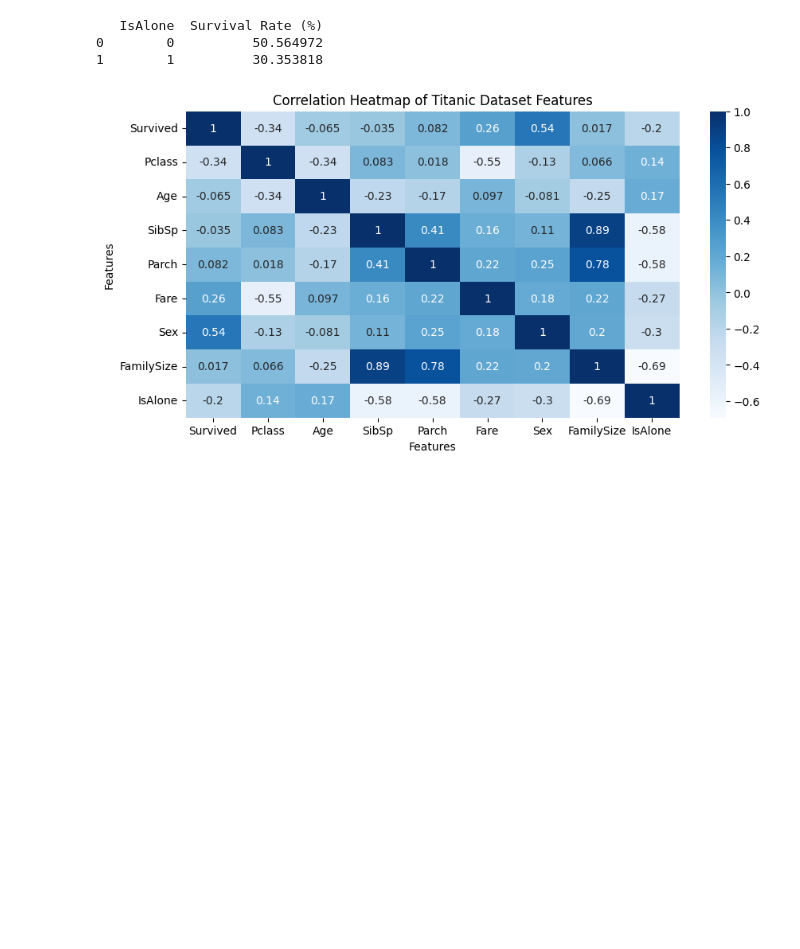
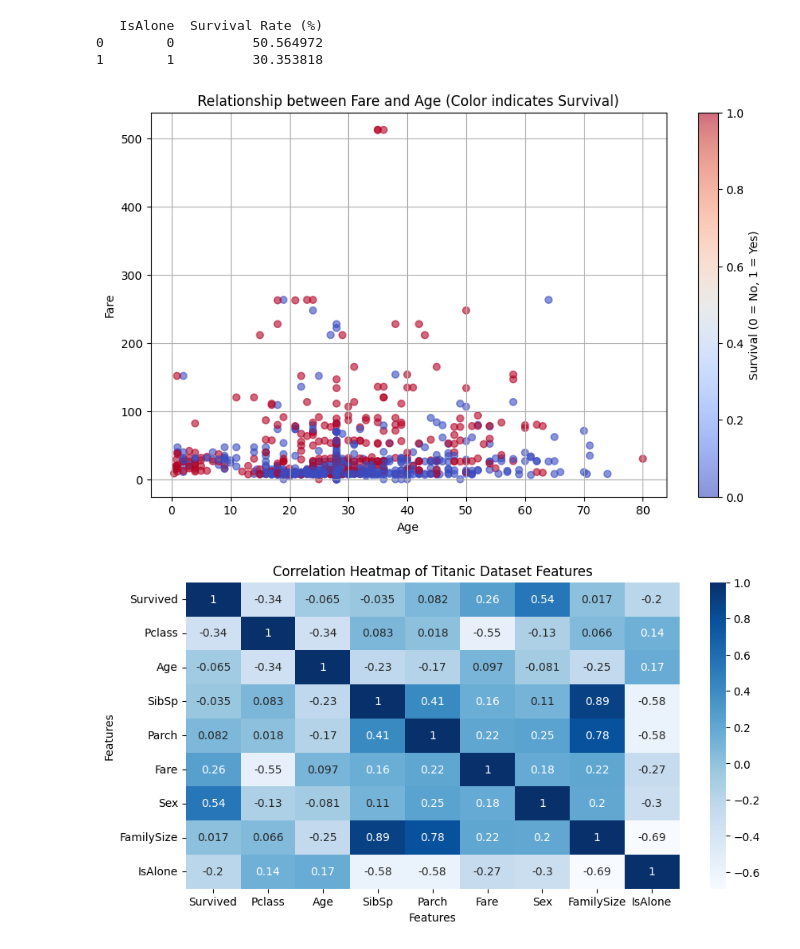
Before and after one commit to bytesbyt/ds_titanic, a Jupyter notebook: titanic.ipynb, the cells around one changed output. Cells and saved outputs as stored; diff of their text form; code cells hidden in the pictures; blank space fills up the shorter version.

```diff
--- a/titanic.ipynb
+++ b/titanic.ipynb
@@ -489,6 +489,18 @@ print(survival_rate)
    IsAlone  Survival Rate (%)
 0        0          50.564972
 1        1          30.353818
+# %%
+# Scatter plot to explore the relationship between Fare and Age
+plt.figure(figsize=(10, 6))
+plt.scatter(train_data['Age'], train_data['Fare'], alpha=0.6, c=train_data['Survived'], cmap='coolwarm')
+plt.title('Relationship between Fare and Age (Color indicates Survival)')
+plt.xlabel('Age')
+plt.ylabel('Fare')
+plt.colorbar(label='Survival (0 = No, 1 = Yes)')
+plt.grid(True)
+plt.show()
+# %% [output]
+[figure, added]
 # %%
 # Correlation mat
 train_data_corr = train_data.loc[:, ['Survived','Pclass','Age','SibSp', 'Parch', 'Fare', 'Sex', 'FamilySize', 'IsAlone']]
```
Also changed, not shown: parts of 1 cell of this notebook.
